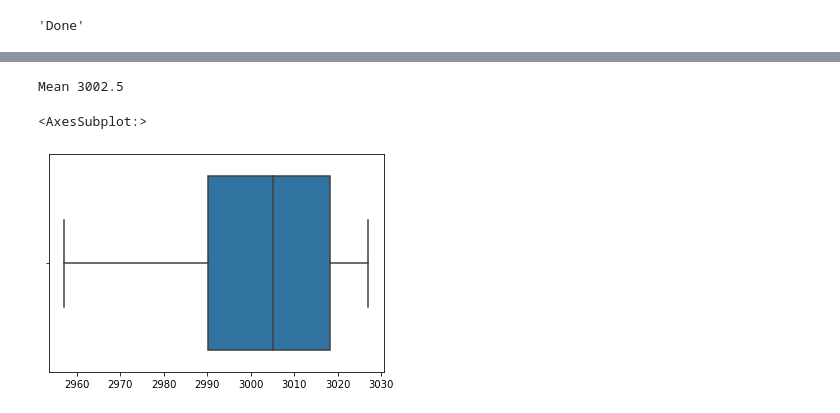
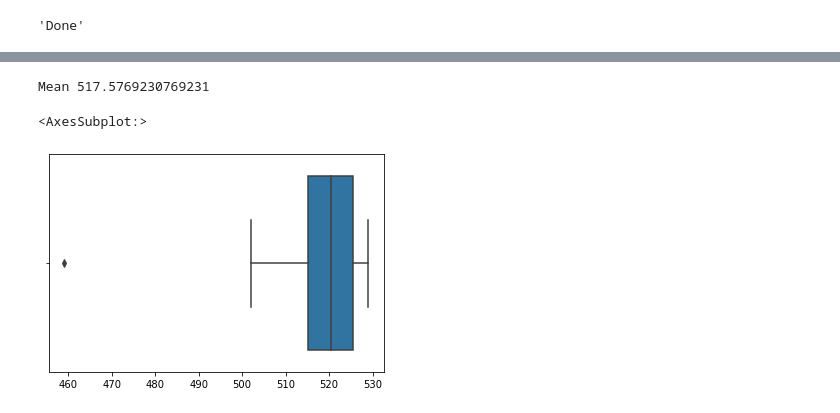
Before and after one commit to regonzalez26/sparse_hdc, a Jupyter notebook: acc_thr_test.ipynb, the cells around one changed output, grey strips where cells are left out. Drawn from its saved outputs; the diff is of its cells as text; code cells hidden in the pictures.

```diff
--- a/acc_thr_test.ipynb
+++ b/acc_thr_test.ipynb
@@ -274,16 +316,21 @@ def plot_encoding_sparsity_jitter(encoded_training_data, target_sparsity, ENC_TH
     plt.title("Sparsity of Encoded Training Samples at ENC_THR={}".format(ENC_THR))
     plt.xlabel('sample no.')
     plt.ylabel('sparsity')
+# %%
+std_shifts = hologn.shifts
 # %% [markdown]
 # TESTING
 # %%
 dim=10000
-sp=0.30
-ENC_THR=191
-ACC_THR=100
-M=2
+sp=0.10
+ENC_THR=73
+ACC_THR=83
+M=10
 
-hologn = HoloGNEncoder(dim=dim, sparsity=sp, M=M, ENC_THR=ENC_THR)
+hologn = HoloGNEncoder(M, LinearCIM(dim=dim, sparsity=sp),
+                        ThresholdingSparsifier(percent_max_val=ENC_THR/617, max_val=617))
+hologn.cim = ItemMemories.load_IM('im_10k_sp0.10m10_r0.05.pkl').cim
+hologn.shifts = std_shifts
 classifier = HDC_Classifier(hologn, ACC_THR=ACC_THR)
 # %%
 classifier.train()
@@ -313,17 +362,17 @@ classifier.test()
 # %%
 #DETERMINE ACC_THR
-acc_thr = ThresholdingSparsifier(percent_max_val=100/240, max_val=240)
+acc_thr = ThresholdingSparsifier(percent_max_val=83/240, max_val=240)
 
 no_of_ones = []
 for class_ in list(classifier.training_encoded.keys()):
     no_of_ones.append( np.sum(acc_thr.sparsify(np.sum(classifier.training_encoded[class_]))) )
 
 print("Mean {}".format(np.average(no_of_ones)))
 sns.boxplot(no_of_ones)
 # %% [output]
-Mean 3002.5
+Mean 517.5769230769231
 <AxesSubplot:>
-[figure, old version]
+[figure, new version]
 # %%
 ones = []
 for c,hv in classifier.class_hvs.items():
```
Also changed, not shown: parts of 9 cells of this notebook, 2 other files.
